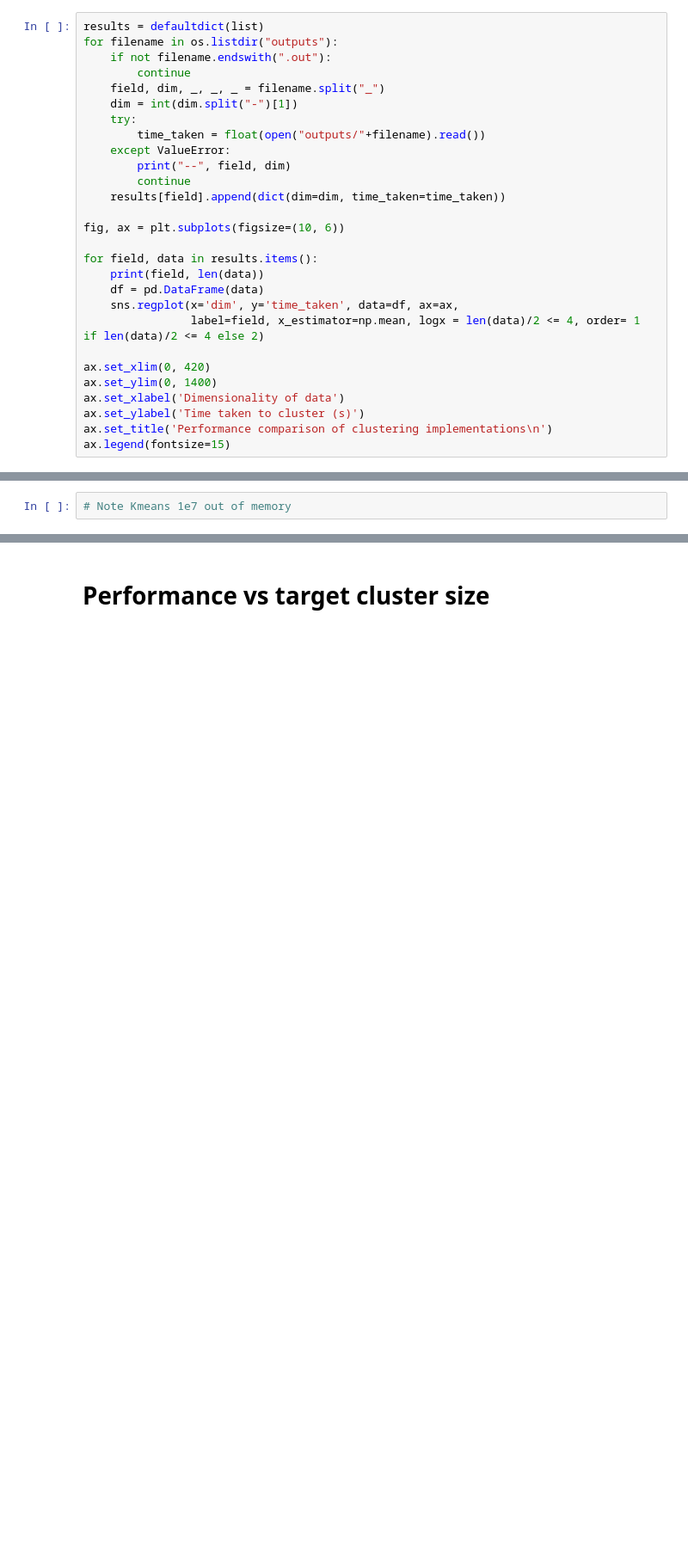
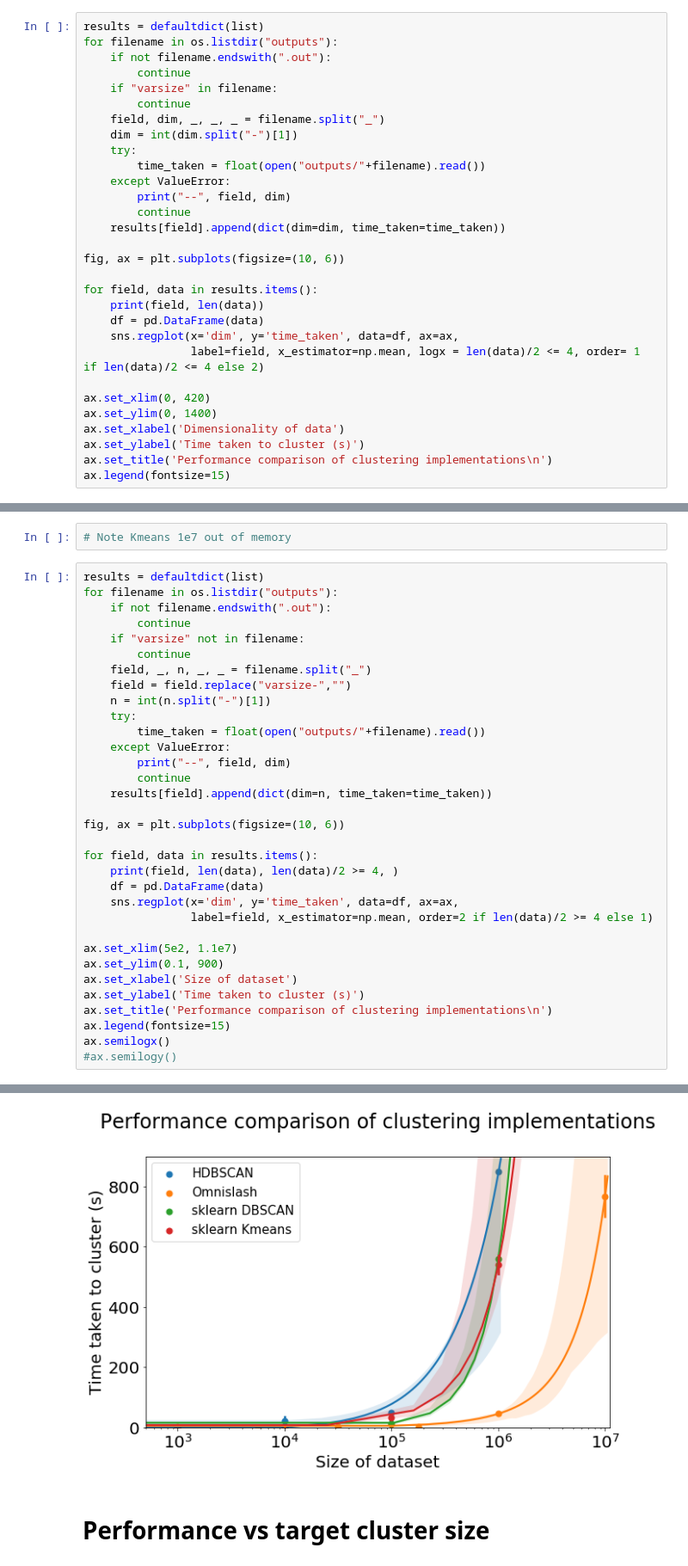
Before and after one commit to jaklinger/jklearn, a Jupyter notebook: jklearn/cluster/demo/benchmark_results.ipynb, the cells around one changed output, grey strips where cells are left out. Shown at 86% size. Saved outputs shown, nothing was run; the diff lists cells and outputs as text; blank space fills up the shorter version.

```diff
--- a/jklearn/cluster/demo/Untitled.ipynb
+++ b/jklearn/cluster/demo/benchmark_results.ipynb
@@ -25,6 +25,8 @@ matplotlib.rc('font', **font)
 results = defaultdict(list)
 for filename in os.listdir("outputs"):
     if not filename.endswith(".out"):
+        continue
+    if "varsize" in filename:
         continue
     field, dim, _, _, _ = filename.split("_")
     dim = int(dim.split("-")[1])
@@ -61,3 +63,37 @@ sklearn Kmeans 12
 # Performance vs dataset size
 # %%
 # Note Kmeans 1e7 out of memory
+# %%
+results = defaultdict(list)
+for filename in os.listdir("outputs"):
+    if not filename.endswith(".out"):
+        continue
+    if "varsize" not in filename:
+        continue
+    field, _, n, _, _ = filename.split("_")
+    field = field.replace("varsize-","")
+    n = int(n.split("-")[1])
+    try:
+        time_taken = float(open("outputs/"+filename).read())
+    except ValueError:
+        print("--", field, dim)
+        continue
+    results[field].append(dict(dim=n, time_taken=time_taken))
+
+fig, ax = plt.subplots(figsize=(10, 6))
+
+for field, data in results.items():
+    print(field, len(data), len(data)/2 >= 4, )
+    df = pd.DataFrame(data)
+    sns.regplot(x='dim', y='time_taken', data=df, ax=ax,
+                label=field, x_estimator=np.mean, order=2 if len(data)/2 >= 4 else 1)
+
+ax.set_xlim(5e2, 1.1e7)
+ax.set_ylim(0.1, 900)
+ax.set_xlabel('Size of dataset')
+ax.set_ylabel('Time taken to cluster (s)')
+ax.set_title('Performance comparison of clustering implementations\n')
+ax.legend(fontsize=15)
+ax.semilogx()
+#ax.semilogy()
+# %% [output]
@@ -64,3 +111,4 @@ sklearn Kmeans 12
+[figure, added]
 # %% [markdown]
 # Performance vs target cluster size
 # %%
```
Also changed, not shown: parts of 1 cell of this notebook, 2 other files.
